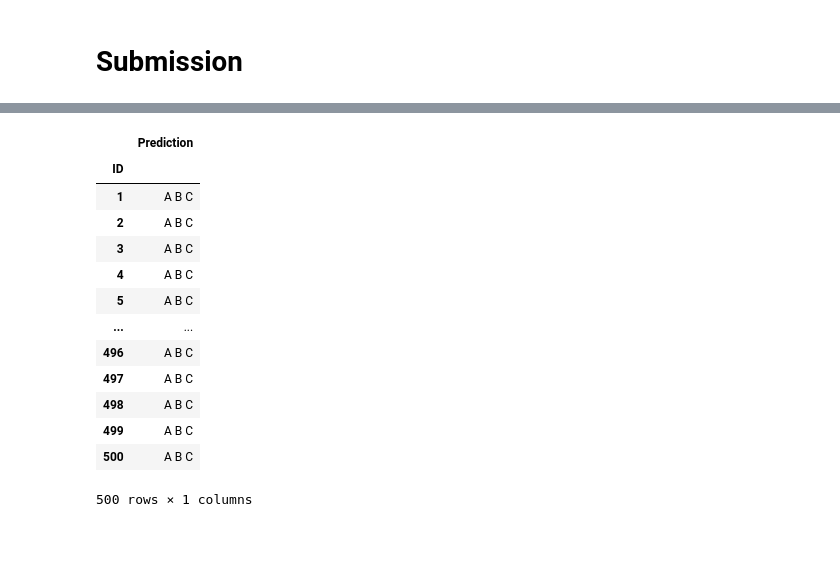
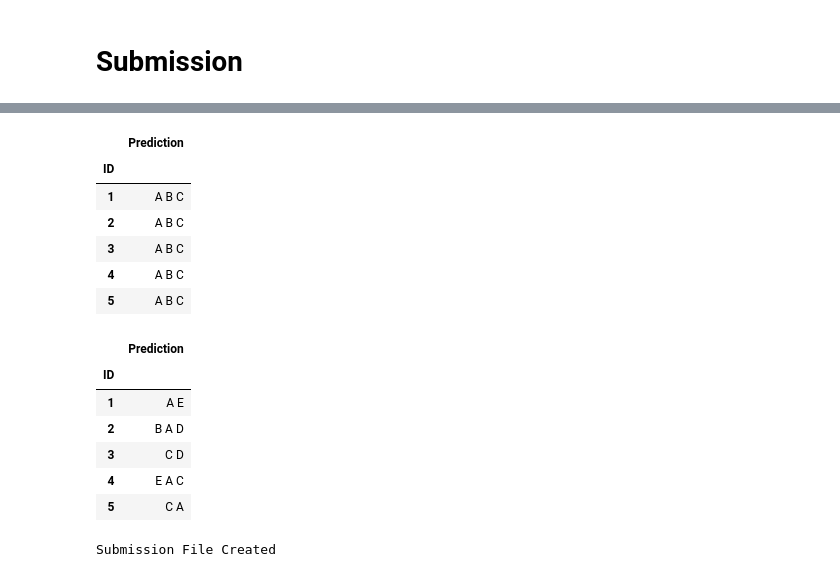
Before and after one commit to 23f2000391/dl-genai-project-26-t2, a Jupyter notebook: notebooks/notebook.ipynb, the cells around one changed output, grey strips where cells are left out. Drawn from its saved outputs; the diff is of its cells as text; code cells hidden in the pictures; blank space fills up the shorter version.

```diff
--- a/notebooks/notebook.ipynb
+++ b/notebooks/notebook.ipynb
@@ -224,21 +478,29 @@ vocab_to_int={word: idx+1 for idx, (word, _) in enumerate(word_freq_sorted)}
 # %%
+submission_preds = [" ".join(pred) for pred in test_predictions]
 sub=pd.read_csv(f"/kaggle/input/competitions/smart-mcq-solver-challenge/sample_submission.csv")
 sub.set_index('ID',inplace=True)
-sub.to_csv('submission.csv')
+sub.head()
+# %% [output]
+|  | Prediction |
+| ID |  |
+| 1 | A B C |
+| 2 | A B C |
+| 3 | A B C |
+| 4 | A B C |
+| 5 | A B C |
-# %%
-sub
-# %% [output]
-|  | Prediction |
-| ID |  |
-| 1 | A B C |
-| 2 | A B C |
-| 3 | A B C |
-| 4 | A B C |
-| 5 | A B C |
-| ... | ... |
-| 496 | A B C |
-| 497 | A B C |
-| 498 | A B C |
-| 499 | A B C |
-| 500 | A B C |
-500 rows × 1 columns
+# %%
+sub['Prediction']=submission_preds
+sub.head()
+# %% [output]
+|  | Prediction |
+| ID |  |
+| 1 | A E |
+| 2 | B A D |
+| 3 | C D |
+| 4 | E A C |
+| 5 | C A |
+# %%
+sub.to_csv("submission.csv")
+print("Submission File Created")
+# %% [output]
+Submission File Created
```
Also changed, not shown: parts of 21 cells of this notebook.
